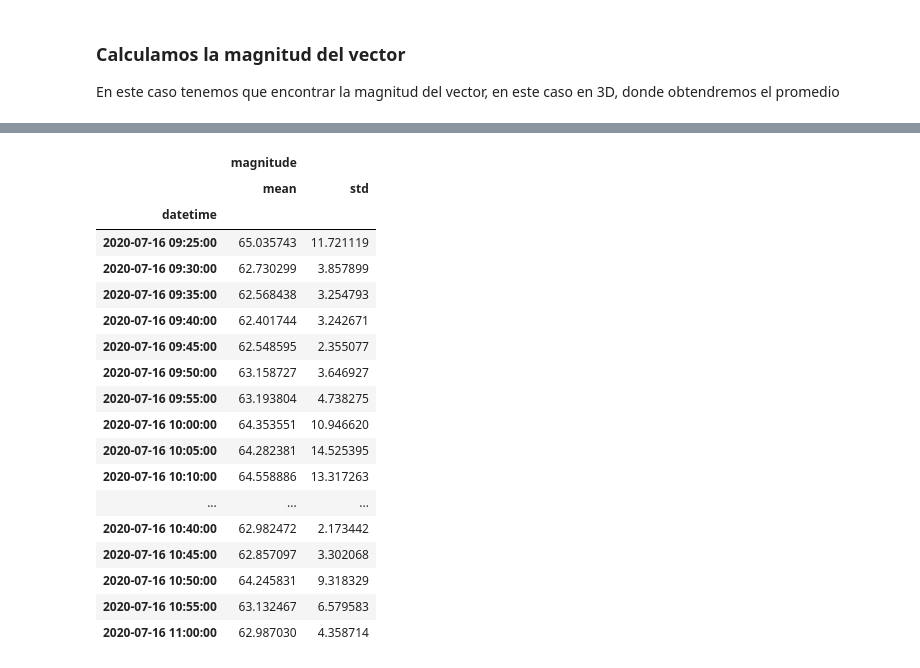
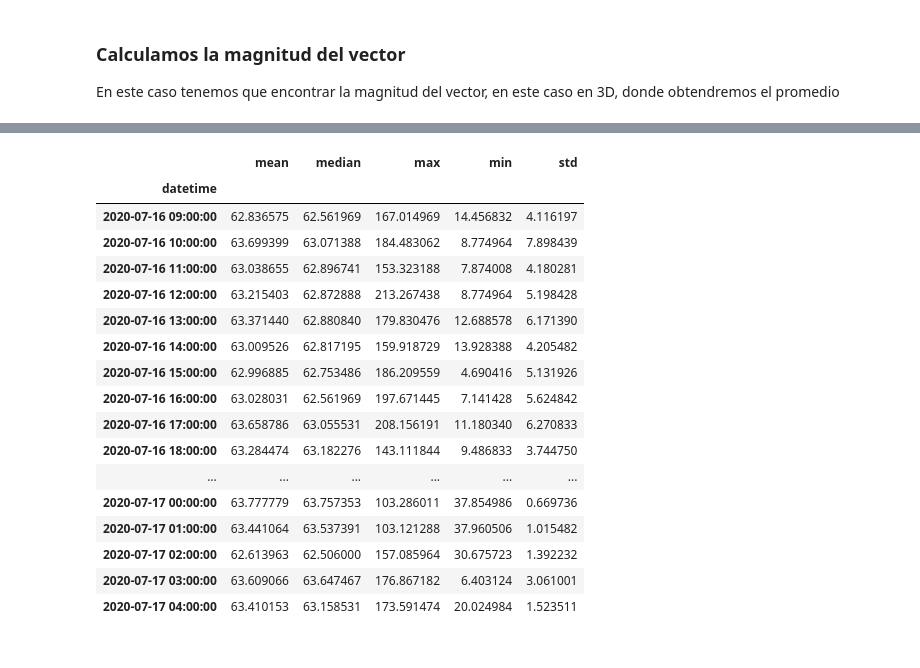
Before and after one commit to Alpha004/PreTesisMasterRepo, a Jupyter notebook: ACC/ACC_analyzier.ipynb, the cells around one changed output, grey strips where cells are left out. Saved outputs shown, nothing was run; the diff lists cells and outputs as text; code cells hidden in the pictures.

```diff
--- a/ACC/ACC_analyzier.ipynb
+++ b/ACC/ACC_analyzier.ipynb
@@ -8,7 +8,7 @@ import pandas as pd
 import numpy as np
 # %%
 # Leyendo el CSV
-acelerometro_values = pd.read_csv('D://Jesus//UNSA//Maestria//Tesis//Codigo Test//PreTesisMasterRepo//ACC//ACC_016.csv', engine='python', na_values="not available")
+acelerometro_values = pd.read_csv('ACC_016.csv', engine='python', na_values="not available")
 # %%
 acelerometro_values.head()
 # %% [output]
@@ -77,3 +75,8 @@ df_procesado_5min = acelerometro_values.resample('5min')
 ### Calculamos la magnitud del vector
 
 En este caso tenemos que encontrar la magnitud del vector, en este caso en 3D, donde obtendremos el promedio
+# %%
+# Removemos las 3 dimensiones y nos quedamos con la magnitud
+columns_to_remove = [' acc_x', ' acc_y', ' acc_z']
+acelerometro_values = acelerometro_values.drop(columns=columns_to_remove)
+acelerometro_values.head()
@@ -80,29 +127,28 @@ En este caso tenemos que encontrar la magnitud del vector, en este caso en 3D, d
 # %%
+# Lo mismo aplicamos para 1 hora
+df_procesado_1hora = acelerometro_values['magnitude'].resample('1h')
 # Obtenemos el promedio
-df_promedio_5min = df_procesado_5min.agg(['mean', 'std'])
+df_1hora = df_procesado_1hora.agg(['mean', 'median', 'max', 'min', 'std'])
 
 # Removemos las columnas que no necesitamos por ahora
-# Supongamos que tienes tus datos en un DataFrame llamado 'df'
-columns_to_remove = [' acc_x', ' acc_y', ' acc_z']
-df_promedio_5min = df_promedio_5min.drop(columns=columns_to_remove)
-df_promedio_5min.head(20)
+# df_1hora = df_1hora.drop(columns=columns_to_remove)
+df_1hora.head(20)
 # %% [output]
-|  | magnitude |  |
-|  | mean | std |
-| datetime |  |  |
-| 2020-07-16 09:25:00 | 65.035743 | 11.721119 |
-| 2020-07-16 09:30:00 | 62.730299 | 3.857899 |
-| 2020-07-16 09:35:00 | 62.568438 | 3.254793 |
-| 2020-07-16 09:40:00 | 62.401744 | 3.242671 |
-| 2020-07-16 09:45:00 | 62.548595 | 2.355077 |
-| 2020-07-16 09:50:00 | 63.158727 | 3.646927 |
-| 2020-07-16 09:55:00 | 63.193804 | 4.738275 |
-| 2020-07-16 10:00:00 | 64.353551 | 10.946620 |
-| 2020-07-16 10:05:00 | 64.282381 | 14.525395 |
-| 2020-07-16 10:10:00 | 64.558886 | 13.317263 |
-| ... | ... | ... |
-| 2020-07-16 10:40:00 | 62.982472 | 2.173442 |
-| 2020-07-16 10:45:00 | 62.857097 | 3.302068 |
-| 2020-07-16 10:50:00 | 64.245831 | 9.318329 |
-| 2020-07-16 10:55:00 | 63.132467 | 6.579583 |
-| 2020-07-16 11:00:00 | 62.987030 | 4.358714 |
+|  | mean | median | max | min | std |
+| datetime |  |  |  |  |  |
+| 2020-07-16 09:00:00 | 62.836575 | 62.561969 | 167.014969 | 14.456832 | 4.116197 |
+| 2020-07-16 10:00:00 | 63.699399 | 63.071388 | 184.483062 | 8.774964 | 7.898439 |
+| 2020-07-16 11:00:00 | 63.038655 | 62.896741 | 153.323188 | 7.874008 | 4.180281 |
+| 2020-07-16 12:00:00 | 63.215403 | 62.872888 | 213.267438 | 8.774964 | 5.198428 |
+| 2020-07-16 13:00:00 | 63.371440 | 62.880840 | 179.830476 | 12.688578 | 6.171390 |
+| 2020-07-16 14:00:00 | 63.009526 | 62.817195 | 159.918729 | 13.928388 | 4.205482 |
+| 2020-07-16 15:00:00 | 62.996885 | 62.753486 | 186.209559 | 4.690416 | 5.131926 |
+| 2020-07-16 16:00:00 | 63.028031 | 62.561969 | 197.671445 | 7.141428 | 5.624842 |
+| 2020-07-16 17:00:00 | 63.658786 | 63.055531 | 208.156191 | 11.180340 | 6.270833 |
+| 2020-07-16 18:00:00 | 63.284474 | 63.182276 | 143.111844 | 9.486833 | 3.744750 |
+| ... | ... | ... | ... | ... | ... |
+| 2020-07-17 00:00:00 | 63.777779 | 63.757353 | 103.286011 | 37.854986 | 0.669736 |
+| 2020-07-17 01:00:00 | 63.441064 | 63.537391 | 103.121288 | 37.960506 | 1.015482 |
+| 2020-07-17 02:00:00 | 62.613963 | 62.506000 | 157.085964 | 30.675723 | 1.392232 |
+| 2020-07-17 03:00:00 | 63.609066 | 63.647467 | 176.867182 | 6.403124 | 3.061001 |
+| 2020-07-17 04:00:00 | 63.410153 | 63.158531 | 173.591474 | 20.024984 | 1.523511 |
```
Also changed, not shown: parts of 12 cells of this notebook, 2 other files.
